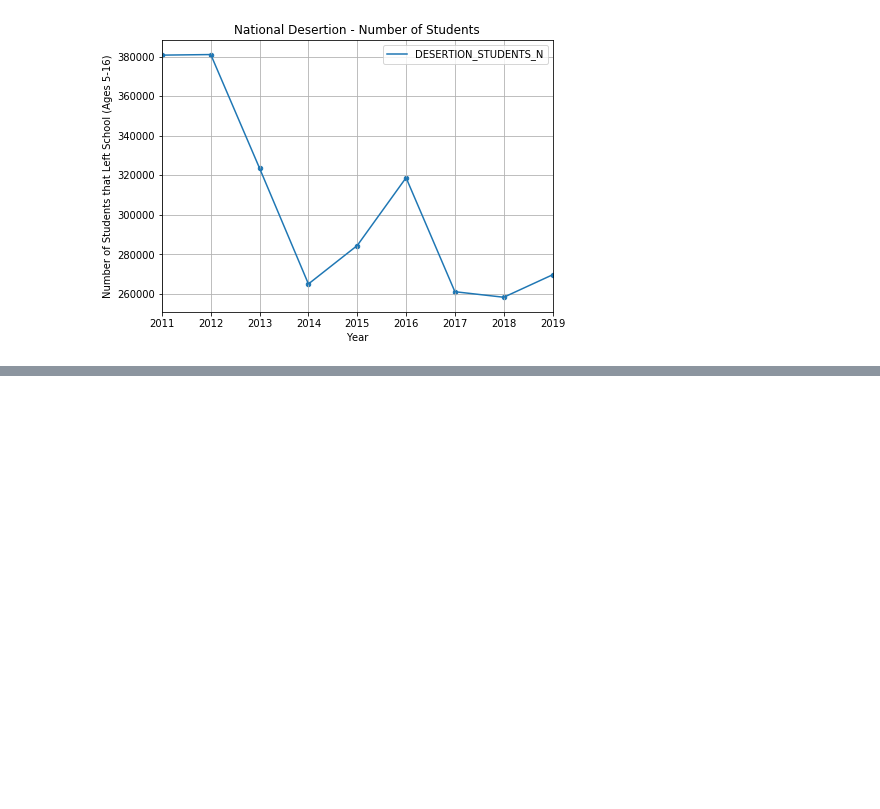
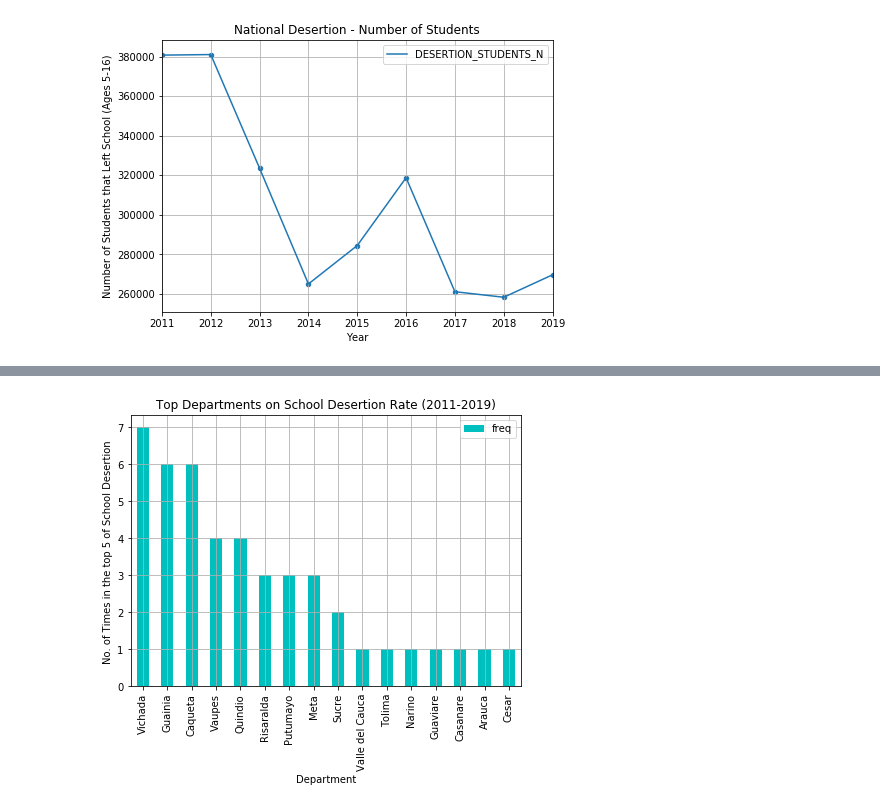
Before and after one commit to alejandracascru/dS4A_team67, a Jupyter notebook: notebooks/MEN-DESERCION-MUNICIPIO.ipynb, the cells around one changed output, grey strips where cells are left out. Saved outputs shown, nothing was run; the diff lists cells and outputs as text; code cells hidden in the pictures; blank space fills up the shorter version.

```diff
--- a/notebooks/MEN-DESERCION-MUNICIPIO.ipynb
+++ b/notebooks/MEN-DESERCION-MUNICIPIO.ipynb
@@ -166,0 +247,20 @@ plt.show()
+# %%
+
+dict_frecuency_2 = {
+    'names': array_names,
+    'freq' : np.fromiter(dict_frecuency.values(), dtype=int),
+}
+df_f2 = pd.DataFrame.from_dict(dict_frecuency_2)
+
+
+plt.figure(figsize=(7, 5))
+ax = plt.gca()
+df_f2.sort_values(by='freq', ascending=False).head(16).plot.bar(x='names', y='freq', color='c', ax=ax)
+plt.title("Top Departments on School Desertion Rate (2011-2019)")
+plt.xlabel("Department")
+plt.ylabel("No. of Times in the top 5 of School Desertion ")
+plt.grid(which='minor')
+plt.grid(which='major')
+plt.show()
+# %% [output]
+[figure, added]
```
Also changed, not shown: parts of 9 cells of this notebook, 1 other file.
